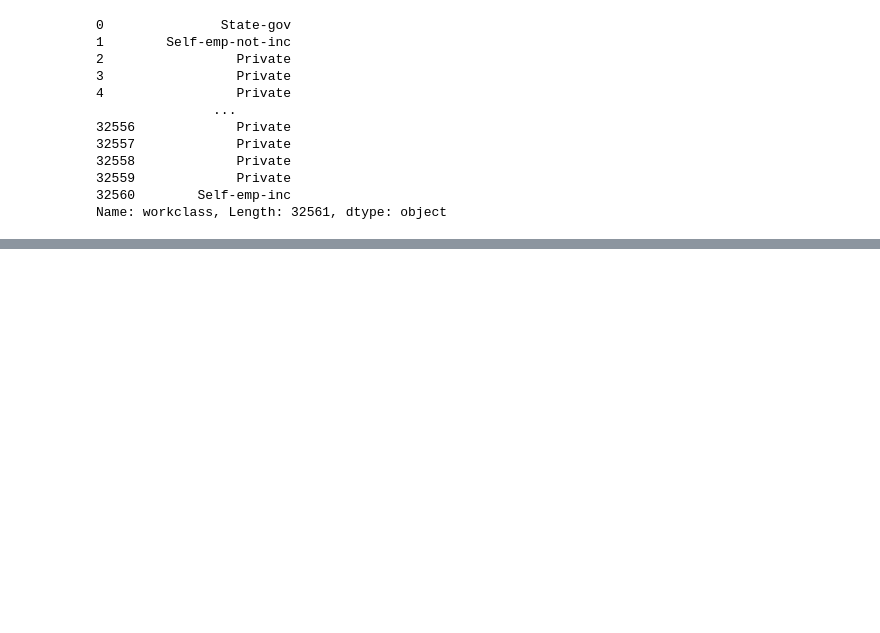
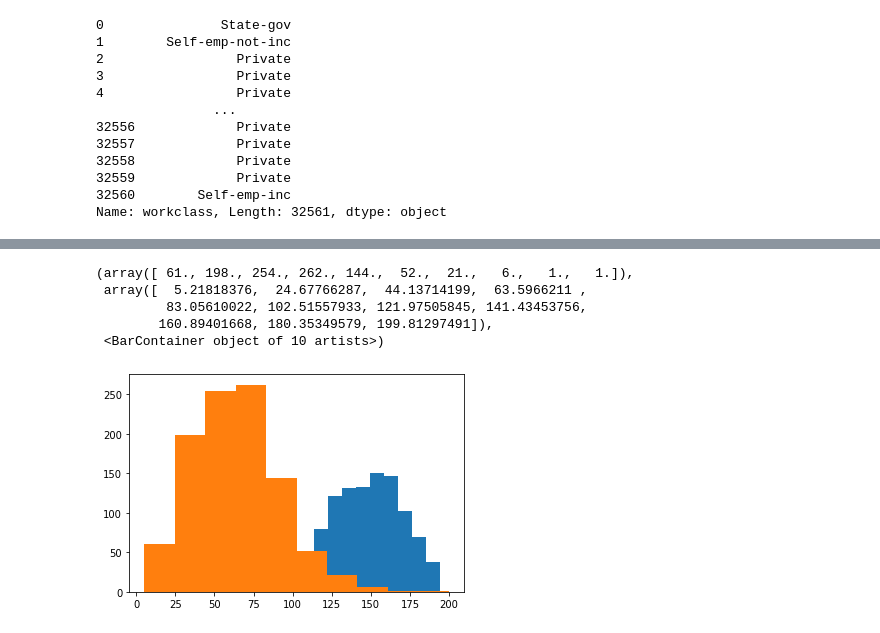
Before and after one commit to olethrosdc/digital-skills, a Jupyter notebook: src/scatterplots/basic-scatter.ipynb, the cells around one changed output, grey strips where cells are left out. Saved outputs shown, nothing was run; the diff lists cells and outputs as text; code cells hidden in the pictures; blank space fills up the shorter version.

```diff
--- a/src/scatterplots/basic-scatter.ipynb
+++ b/src/scatterplots/basic-scatter.ipynb
@@ -80,0 +76,13 @@ help(plt.scatter)
+# %%
+n = 1000
+X  = 100 + 100 / (1 + np.exp(np.random.normal(size=n)))
+plt.hist(X)
+Y = X * (1 + 0.1 * np.random.exponential(size=n)) - 100
+plt.hist(Y)
+# %% [output]
+(array([ 61., 198., 254., 262., 144.,  52.,  21.,   6.,   1.,   1.]),
+ array([  5.21818376,  24.67766287,  44.13714199,  63.5966211 ,
+         83.05610022, 102.51557933, 121.97505845, 141.43453756,
+        160.89401668, 180.35349579, 199.81297491]),
+ <BarContainer object of 10 artists>)
+[figure, added]
```
Also changed, not shown: parts of 12 cells of this notebook, 1 other file.
